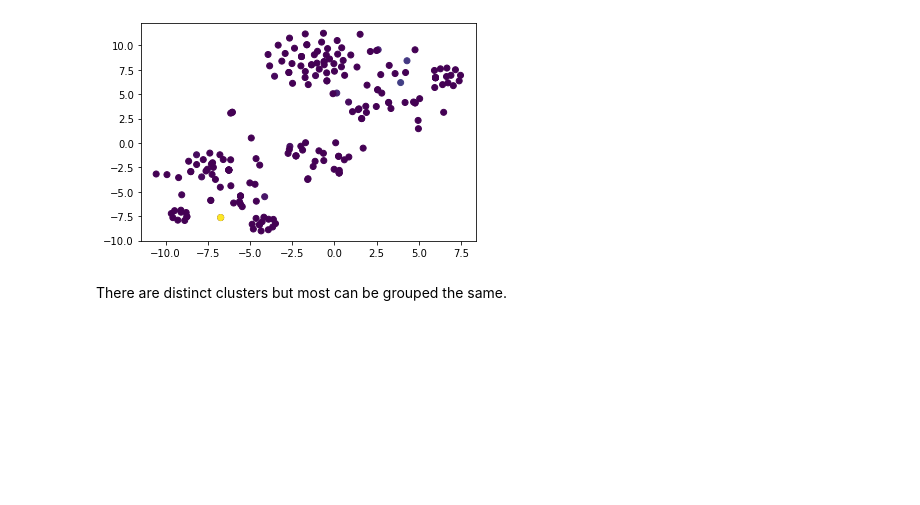
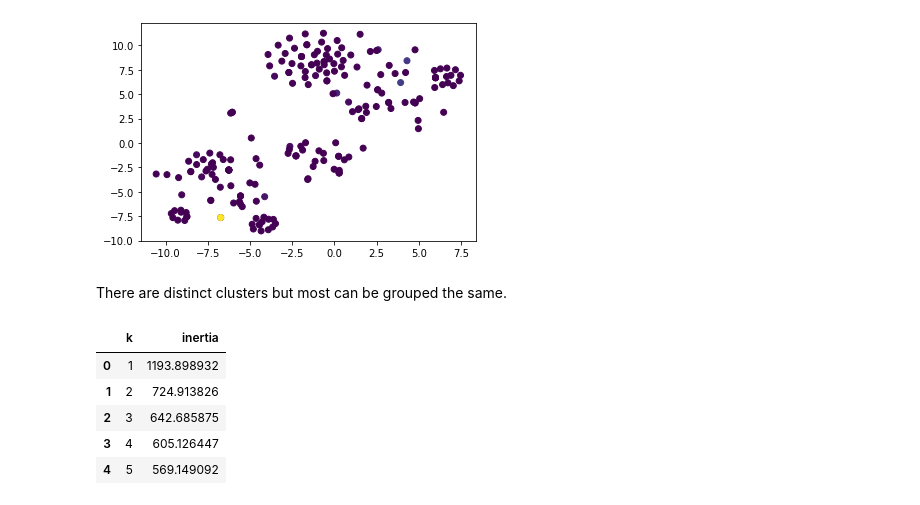
Before and after one commit to jared-roussel/unsupervised-learning-challenge, a Jupyter notebook: data-prep.ipynb, the cells around one changed output. Saved outputs shown, nothing was run; the diff lists cells and outputs as text; code cells hidden in the pictures; blank space fills up the shorter version.

```diff
--- a/data-prep.ipynb
+++ b/data-prep.ipynb
@@ -229,15 +229,22 @@ There are distinct clusters but most can be grouped the same.
 # %%
 #Use k-means clustering
 inertia = []
 k = list(range(1, 11))
 
-# Calculate the inertia for the range of k values
+#Calculate the inertia for the range of k values
 for i in k:
     km = KMeans(n_clusters = i, random_state = 0)
-    km.fit(df_shopping)
+    km.fit(df)
     inertia.append(km.inertia_)
 
-# Create the Elbow Curve using hvPlot
+#Create the Elbow Curve using hvPlot
 elbow_data = {"k": k, "inertia": inertia}
 df_elbow = pd.DataFrame(elbow_data)
 df_elbow.head()
+# %% [output]
+|  | k | inertia |
+| 0 | 1 | 1193.898932 |
+| 1 | 2 | 724.913826 |
+| 2 | 3 | 642.685875 |
+| 3 | 4 | 605.126447 |
+| 4 | 5 | 569.149092 |
```
Also changed, not shown: parts of 3 cells of this notebook.
